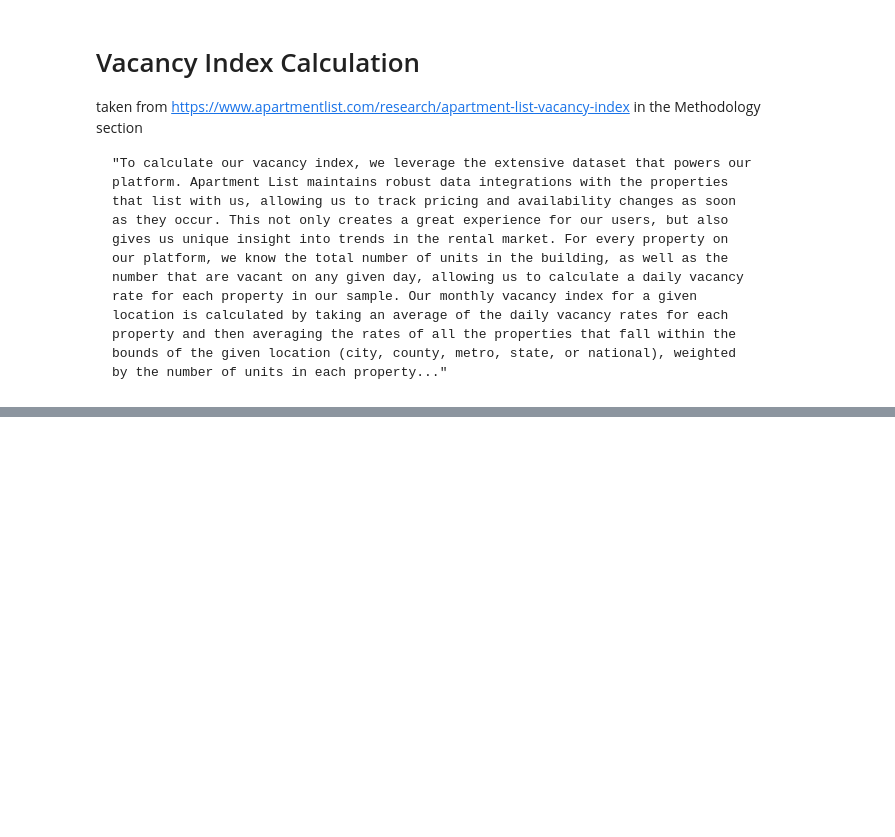
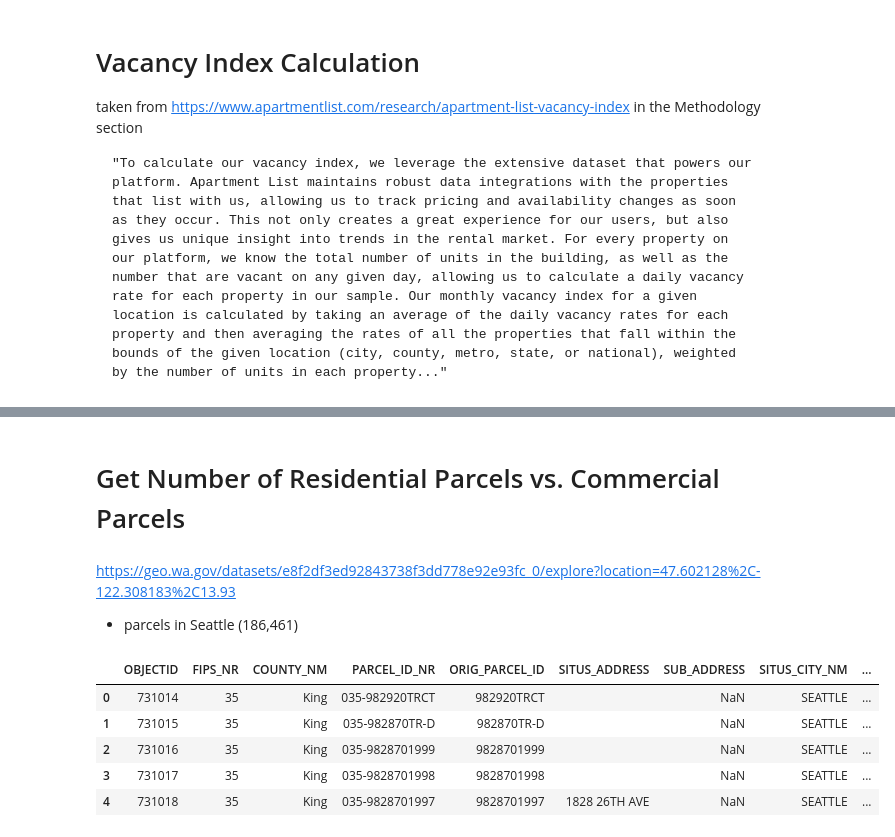
Before and after one commit to ScottMcLean98/Project1, a Jupyter notebook: Rental Saturation.ipynb, the cells around one changed output, grey strips where cells are left out. Drawn from its saved outputs; the diff is of its cells as text; code cells hidden in the pictures; blank space fills up the shorter version.

```diff
--- a/Rental Saturation.ipynb
+++ b/Rental Saturation.ipynb
@@ -53,0 +110,17 @@ taken from https://www.apartmentlist.com/research/apartment-list-vacancy-index i
+# %% [markdown]
+# Get  Number of Residential Parcels vs. Commercial Parcels
+# %% [markdown]
+https://geo.wa.gov/datasets/e8f2df3ed92843738f3dd778e92e93fc_0/explore?location=47.602128%2C-122.308183%2C13.93
+- parcels in Seattle (186,461)
+# %%
+# Read in data, ignore warning as it works fine anyways
+parcels = "Resources/Current_Parcels.csv"
+parcels_df = pd.read_csv(parcels)
+parcels_df.head()
+# %% [output]
+|  | OBJECTID | FIPS_NR | COUNTY_NM | PARCEL_ID_NR | ORIG_PARCEL_ID | SITUS_ADDRESS | SUB_ADDRESS | SITUS_CITY_NM | ... |
+| 0 | 731014 | 35 | King | 035-982920TRCT | 982920TRCT |  | NaN | SEATTLE | ... |
+| 1 | 731015 | 35 | King | 035-982870TR-D | 982870TR-D |  | NaN | SEATTLE | ... |
+| 2 | 731016 | 35 | King | 035-9828701999 | 9828701999 |  | NaN | SEATTLE | ... |
+| 3 | 731017 | 35 | King | 035-9828701998 | 9828701998 |  | NaN | SEATTLE | ... |
+| 4 | 731018 | 35 | King | 035-9828701997 | 9828701997 | 1828 26TH AVE | NaN | SEATTLE | ... |
```
Also changed, not shown: parts of 9 cells of this notebook, 6 other files.
